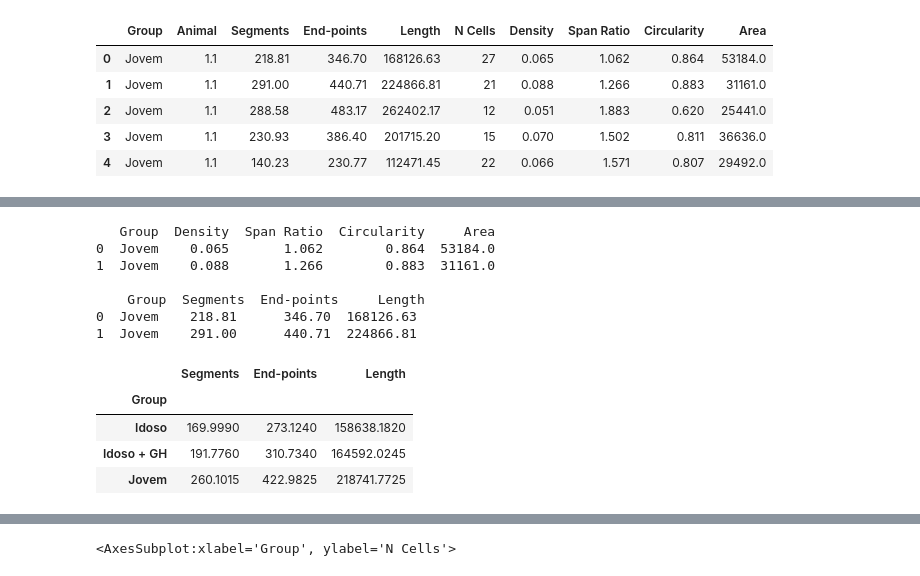
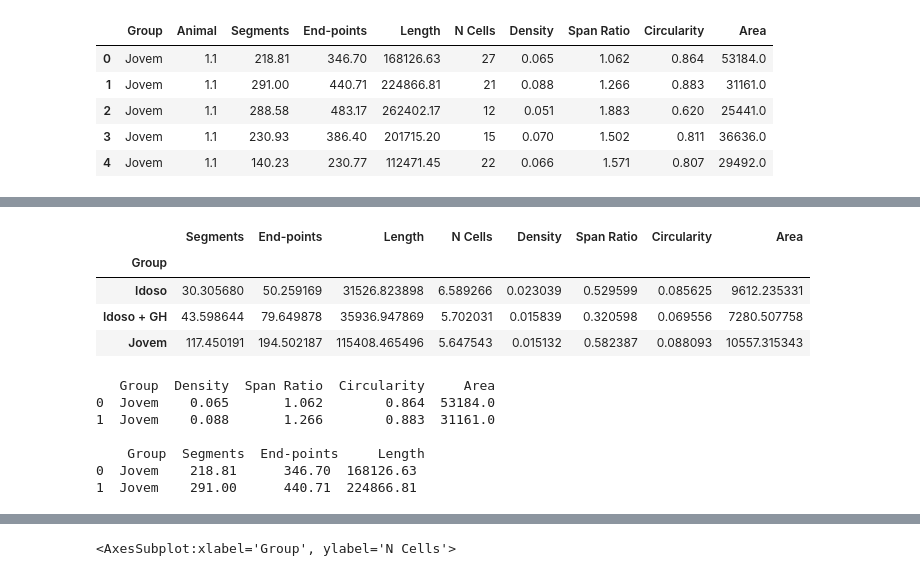
Before and after one commit to marinalemosc/prog_microglia, a Jupyter notebook: prog_microglia.ipynb, the cells around one changed output, grey strips where cells are left out. Drawn from its saved outputs; the diff is of its cells as text; code cells hidden in the pictures.

```diff
--- a/prog_microglia.ipynb
+++ b/prog_microglia.ipynb
@@ -22,3 +30,11 @@ microglia_df.head()
+# %%
+microglia_df.groupby('Group').std()
+# %% [output]
+|  | Segments | End-points | Length | N Cells | Density | Span Ratio | Circularity | Area |
+| Group |  |  |  |  |  |  |  |  |
+| Idoso | 30.305680 | 50.259169 | 31526.823898 | 6.589266 | 0.023039 | 0.529599 | 0.085625 | 9612.235331 |
+| Idoso + GH | 43.598644 | 79.649878 | 35936.947869 | 5.702031 | 0.015839 | 0.320598 | 0.069556 | 7280.507758 |
+| Jovem | 117.450191 | 194.502187 | 115408.465496 | 5.647543 | 0.015132 | 0.582387 | 0.088093 | 10557.315343 |
 # %%
 # separating skeleton and fraclac parameters
 skeleton_df = microglia_df[['Group','Segments','End-points','Length']]
@@ -32,11 +48,3 @@ print(fraclac_df.head(2),2*'\n', skeleton_df.head(2))
     Group  Segments  End-points     Length
 0  Jovem    218.81      346.70  168126.63
 1  Jovem    291.00      440.71  224866.81
-# %%
-skeleton_df.groupby('Group').mean()
-# %% [output]
-|  | Segments | End-points | Length |
-| Group |  |  |  |
-| Idoso | 169.9990 | 273.1240 | 158638.1820 |
-| Idoso + GH | 191.7760 | 310.7340 | 164592.0245 |
-| Jovem | 260.1015 | 422.9825 | 218741.7725 |
```
Also changed, not shown: parts of 4 cells of this notebook, 1 other file.
